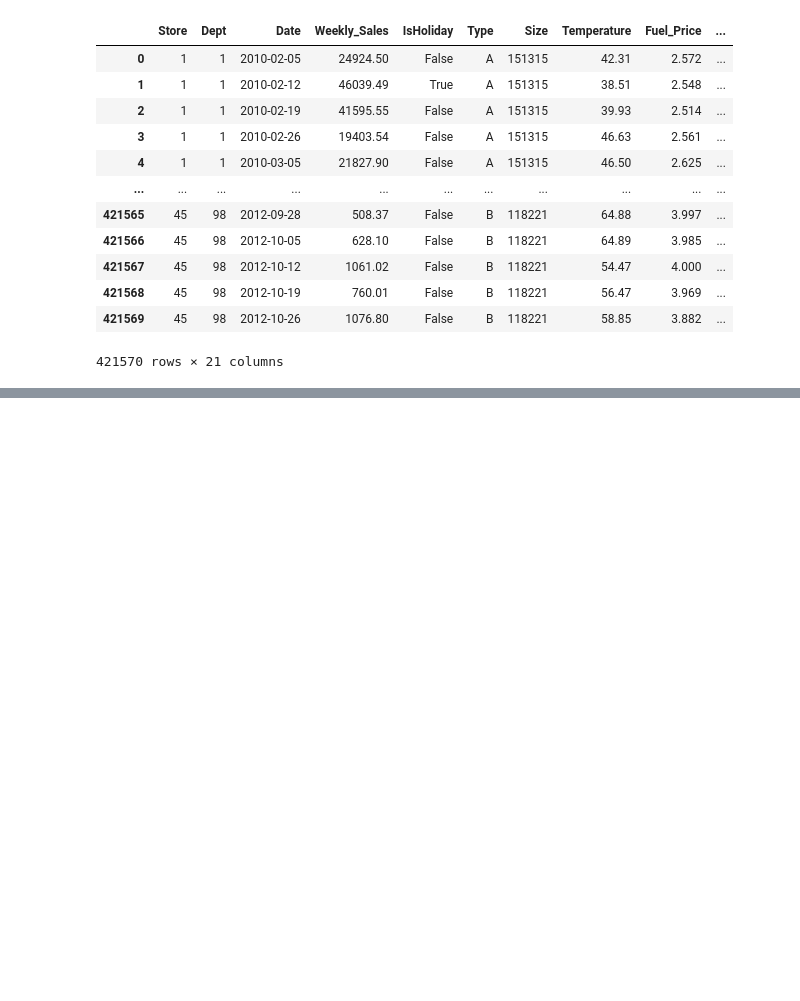
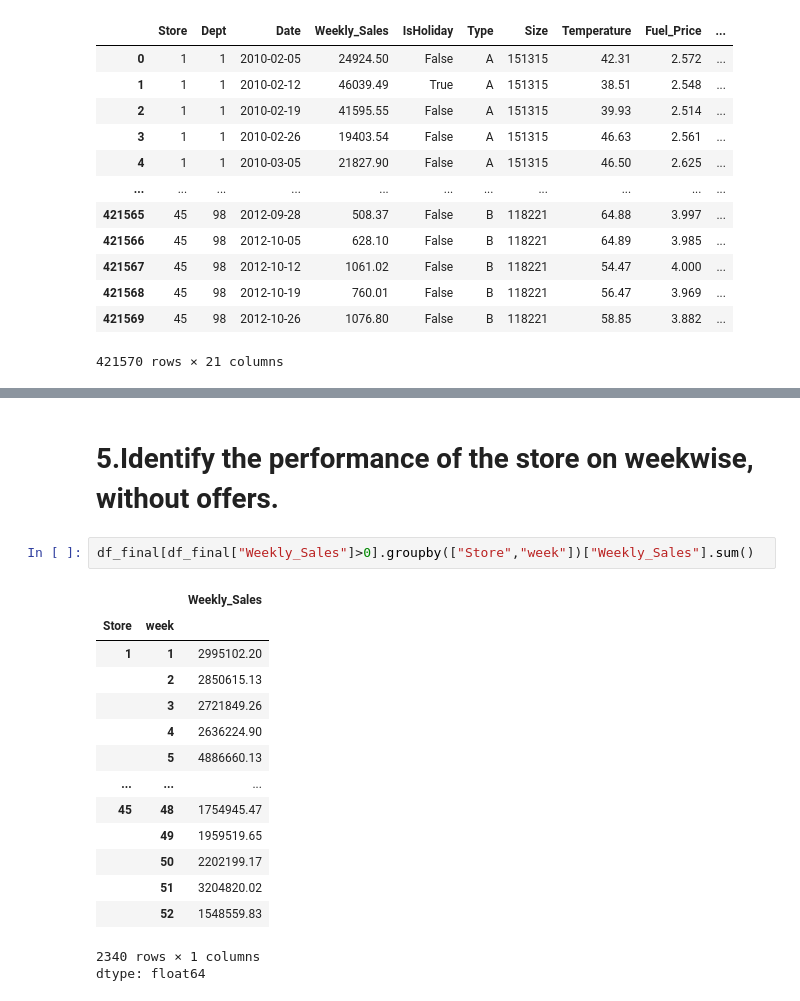
Before and after one commit to SIVASHANKARI04/Retail-data-merging-and-analysis, a Jupyter notebook: merging_retail_data.ipynb, the cells around one changed output, grey strips where cells are left out. Drawn from its saved outputs; the diff is of its cells as text; blank space fills up the shorter version.

```diff
--- a/merging_retail_data.ipynb
+++ b/merging_retail_data.ipynb
@@ -148,0 +203,20 @@ df_final
+# %% [markdown]
+# 5.Identify the performance of the store on weekwise, without offers.
+# %%
+df_final[df_final["Weekly_Sales"]>0].groupby(["Store","week"])["Weekly_Sales"].sum()
+# %% [output]
+|  |  | Weekly_Sales |
+| Store | week |  |
+| 1 | 1 | 2995102.20 |
+|  | 2 | 2850615.13 |
+|  | 3 | 2721849.26 |
+|  | 4 | 2636224.90 |
+|  | 5 | 4886660.13 |
+| ... | ... | ... |
+| 45 | 48 | 1754945.47 |
+|  | 49 | 1959519.65 |
+|  | 50 | 2202199.17 |
+|  | 51 | 3204820.02 |
+|  | 52 | 1548559.83 |
+2340 rows × 1 columns
+dtype: float64
```
Also changed, not shown: parts of 8 cells of this notebook.
